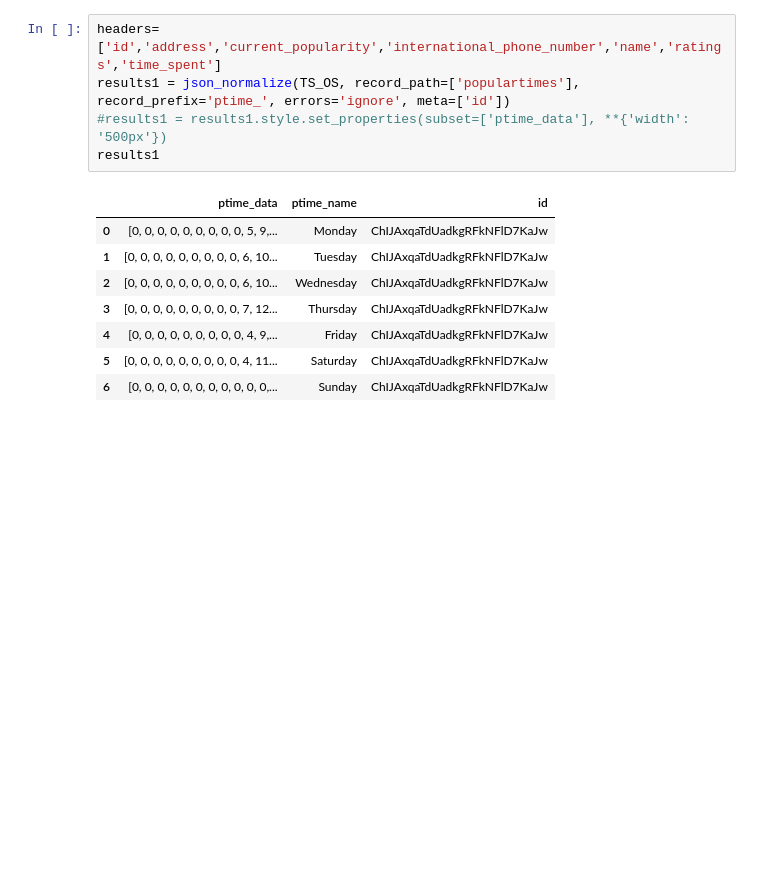
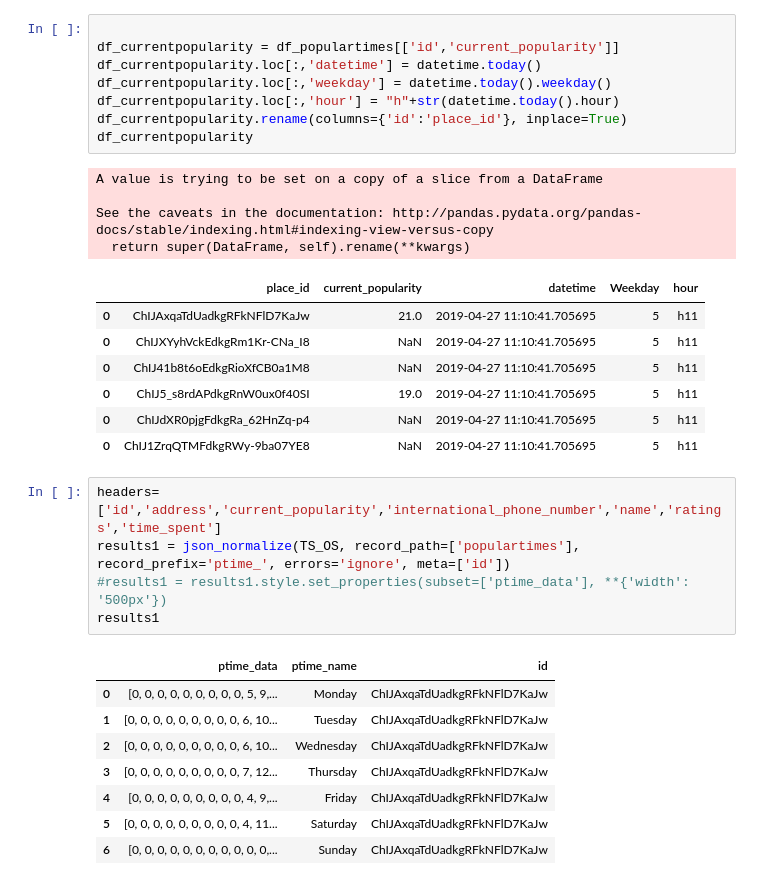
Before and after one commit to ninjananjo/Clothing-Store-Competition, a Jupyter notebook: Store Popular Times.ipynb, the cells around one changed output. Cells and saved outputs as stored; diff of their text form; blank space fills up the shorter version.

```diff
--- a/Store Popular Times.ipynb
+++ b/Store Popular Times.ipynb
@@ -85,3 +110,23 @@ results
+# %%
+
+df_currentpopularity = df_populartimes[['id','current_popularity']]
+df_currentpopularity.loc[:,'datetime'] = datetime.today()
+df_currentpopularity.loc[:,'weekday'] = datetime.today().weekday()
+df_currentpopularity.loc[:,'hour'] = "h"+str(datetime.today().hour)
+df_currentpopularity.rename(columns={'id':'place_id'}, inplace=True)
+df_currentpopularity
+# %% [output]
+A value is trying to be set on a copy of a slice from a DataFrame
+
+See the caveats in the documentation: http://pandas.pydata.org/pandas-docs/stable/indexing.html#indexing-view-versus-copy
+  return super(DataFrame, self).rename(**kwargs)
+|  | place_id | current_popularity | datetime | Weekday | hour |
+| 0 | ChIJAxqaTdUadkgRFkNFlD7KaJw | 21.0 | 2019-04-27 11:10:41.705695 | 5 | h11 |
+| 0 | ChIJXYyhVckEdkgRm1Kr-CNa_I8 | NaN | 2019-04-27 11:10:41.705695 | 5 | h11 |
+| 0 | ChIJ41b8t6oEdkgRioXfCB0a1M8 | NaN | 2019-04-27 11:10:41.705695 | 5 | h11 |
+| 0 | ChIJ5_s8rdAPdkgRnW0ux0f40SI | 19.0 | 2019-04-27 11:10:41.705695 | 5 | h11 |
+| 0 | ChIJdXR0pjgFdkgRa_62HnZq-p4 | NaN | 2019-04-27 11:10:41.705695 | 5 | h11 |
+| 0 | ChIJ1ZrqQTMFdkgRWy-9ba07YE8 | NaN | 2019-04-27 11:10:41.705695 | 5 | h11 |
 # %%
 headers=['id','address','current_popularity','international_phone_number','name','ratings','time_spent']
 results1 = json_normalize(TS_OS, record_path=['populartimes'], record_prefix='ptime_', errors='ignore', meta=['id'])
```
Also changed, not shown: parts of 15 cells of this notebook.
